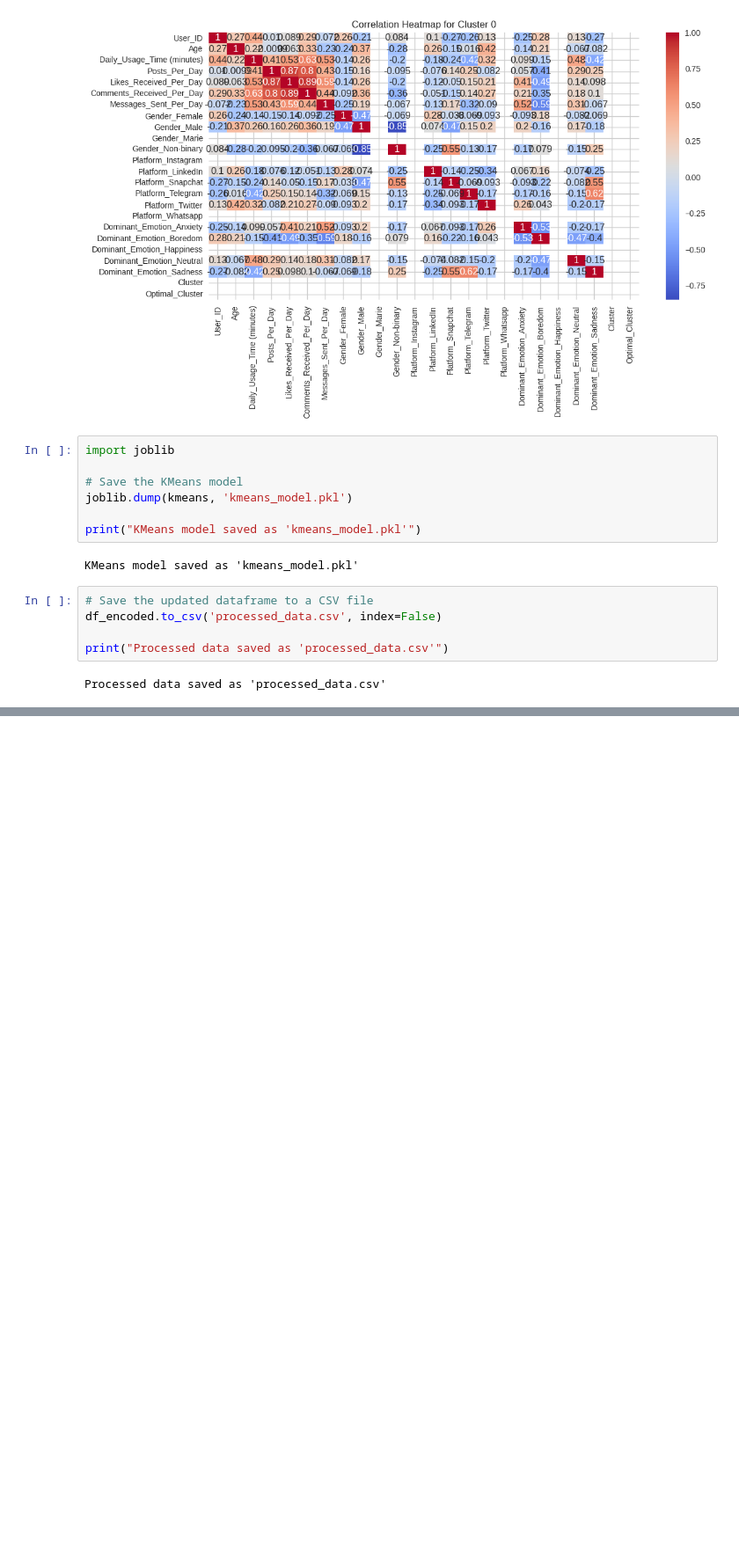
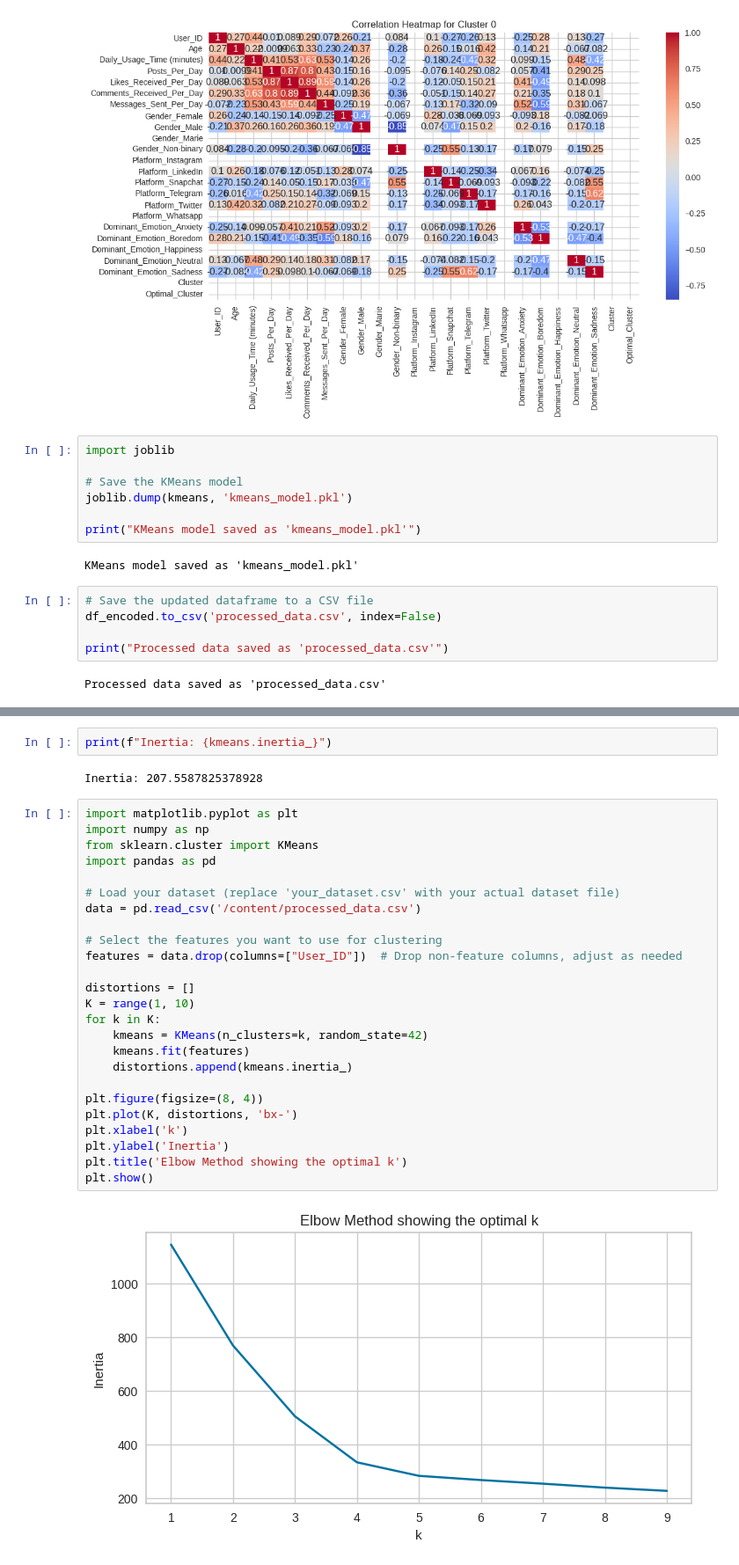
Before and after one commit to Anky597/clusermodel, a Jupyter notebook: Clustermodel.ipynb, the cells around one changed output, grey strips where cells are left out. Shown at 88% size. Cells and saved outputs as stored; diff of their text form; blank space fills up the shorter version.

```diff
--- a/Clustermodel.ipynb
+++ b/Clustermodel.ipynb
@@ -707,0 +795,31 @@ Processed data saved as 'processed_data.csv'
+# %%
+print(f"Inertia: {kmeans.inertia_}")
+# %% [output]
+Inertia: 207.5587825378928
+# %%
+import matplotlib.pyplot as plt
+import numpy as np
+from sklearn.cluster import KMeans
+import pandas as pd
+
+# Load your dataset (replace 'your_dataset.csv' with your actual dataset file)
+data = pd.read_csv('/content/processed_data.csv')
+
+# Select the features you want to use for clustering
+features = data.drop(columns=["User_ID"])  # Drop non-feature columns, adjust as needed
+
+distortions = []
+K = range(1, 10)
+for k in K:
+    kmeans = KMeans(n_clusters=k, random_state=42)
+    kmeans.fit(features)
+    distortions.append(kmeans.inertia_)
+
+plt.figure(figsize=(8, 4))
+plt.plot(K, distortions, 'bx-')
+plt.xlabel('k')
+plt.ylabel('Inertia')
+plt.title('Elbow Method showing the optimal k')
+plt.show()
+# %% [output]
+[figure, added]
```
Also changed, not shown: parts of 20 cells of this notebook.
